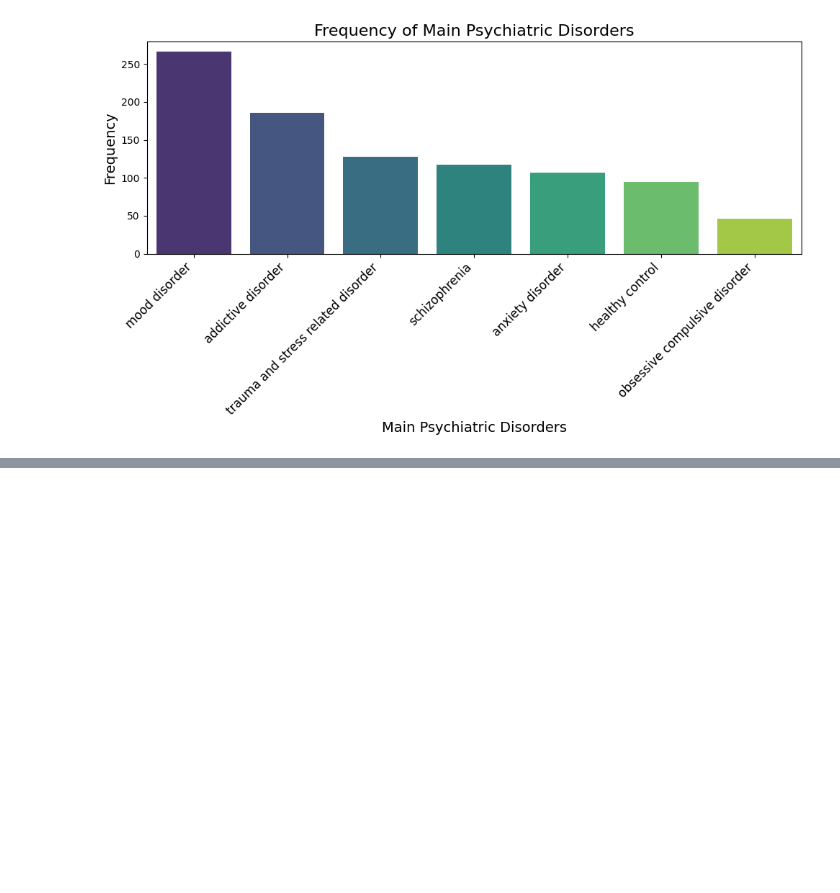
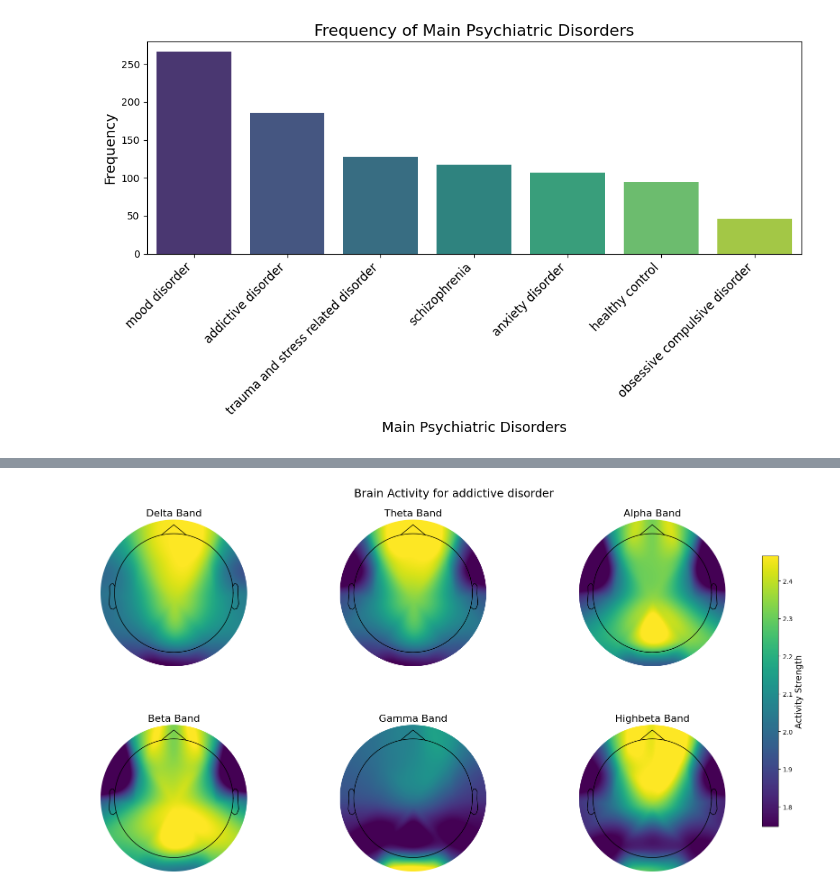
Before and after one commit to ohadgonen/python_final_project, a Jupyter notebook: main.ipynb, the cells around one changed output, grey strips where cells are left out. Cells and saved outputs as stored; diff of their text form; code cells hidden in the pictures; blank space fills up the shorter version.

```diff
--- a/main.ipynb
+++ b/main.ipynb
@@ -74,6 +74,9 @@ cleaned_df = cleaned_df.dropna(axis=1, how='all')
 Missing values in the following electrode columns:
 Unnamed: 122    945
 dtype: int64
+# %%
+# Drop all columns that start with 'COH' since they are not relevant to our analysis.
+cleaned_df = cleaned_df.loc[:, ~cleaned_df.columns.str.startswith('COH')]
 # %%
 # Next, we'll remove any duplicate rows.
 cleaned_df = cleaned_df.drop_duplicates()
@@ -225,0 +135,7 @@ combined_output
+# %%
+from src.data_analysis import calculate_band_averages as calculate_band_averages
+main_disorder = "addictive disorder"
+# Example usage with the provided dataset
+band_averages = calculate_band_averages(main_disorder, df)
+# Display the result
+band_averages
@@ -225,0 +160,8 @@ combined_output
+# %%
+from mne.channels import make_standard_montage
+from mne.viz import plot_topomap
+from src.data_visualization import visualize_brain_activity as visualize_brain_activity
+# Visualize the brain activity for the given band averages and main disorder
+visualize_brain_activity(band_averages, main_disorder)
+# %% [output]
+[figure, added]
```
Also changed, not shown: parts of 10 cells of this notebook, 4 other files.
